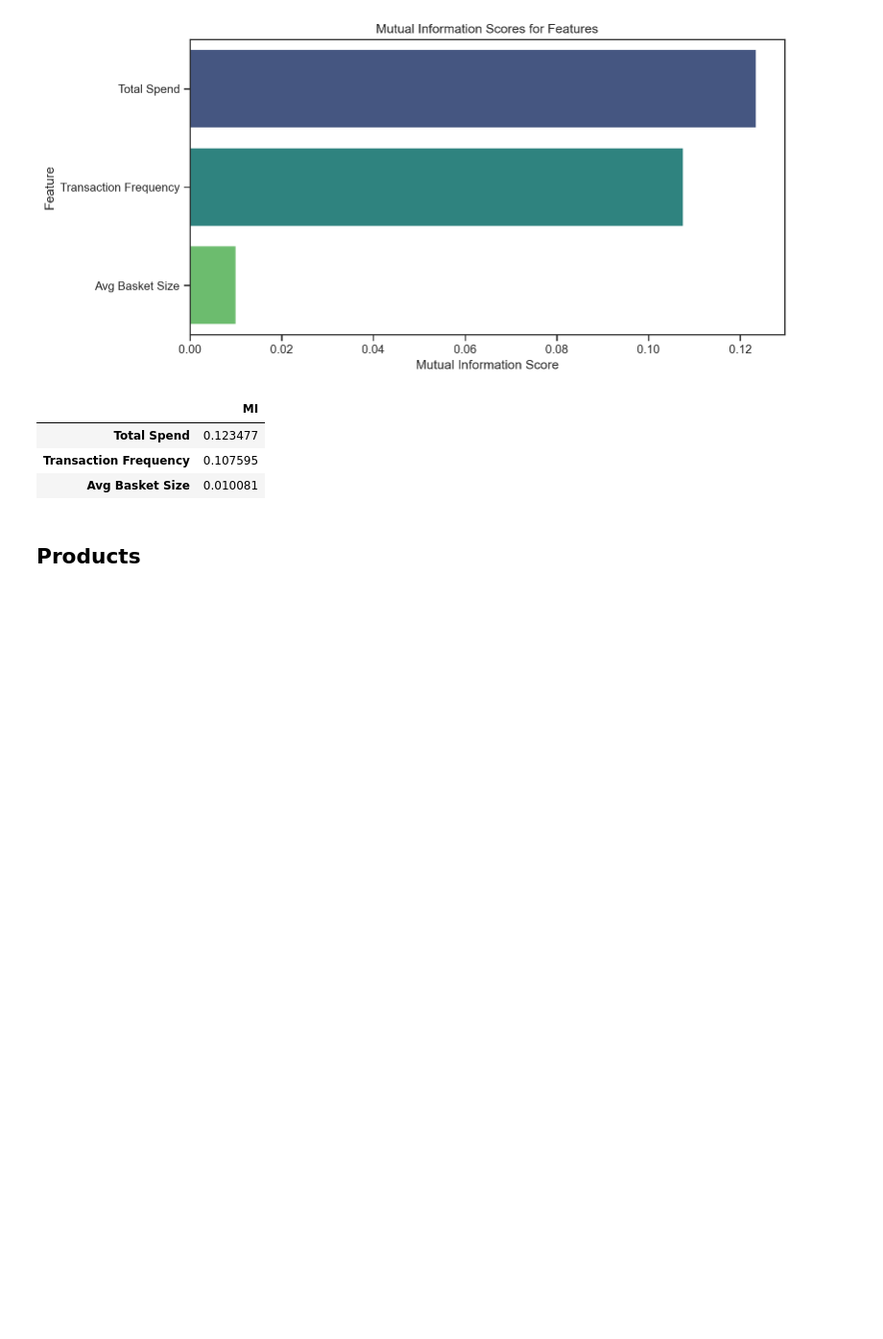
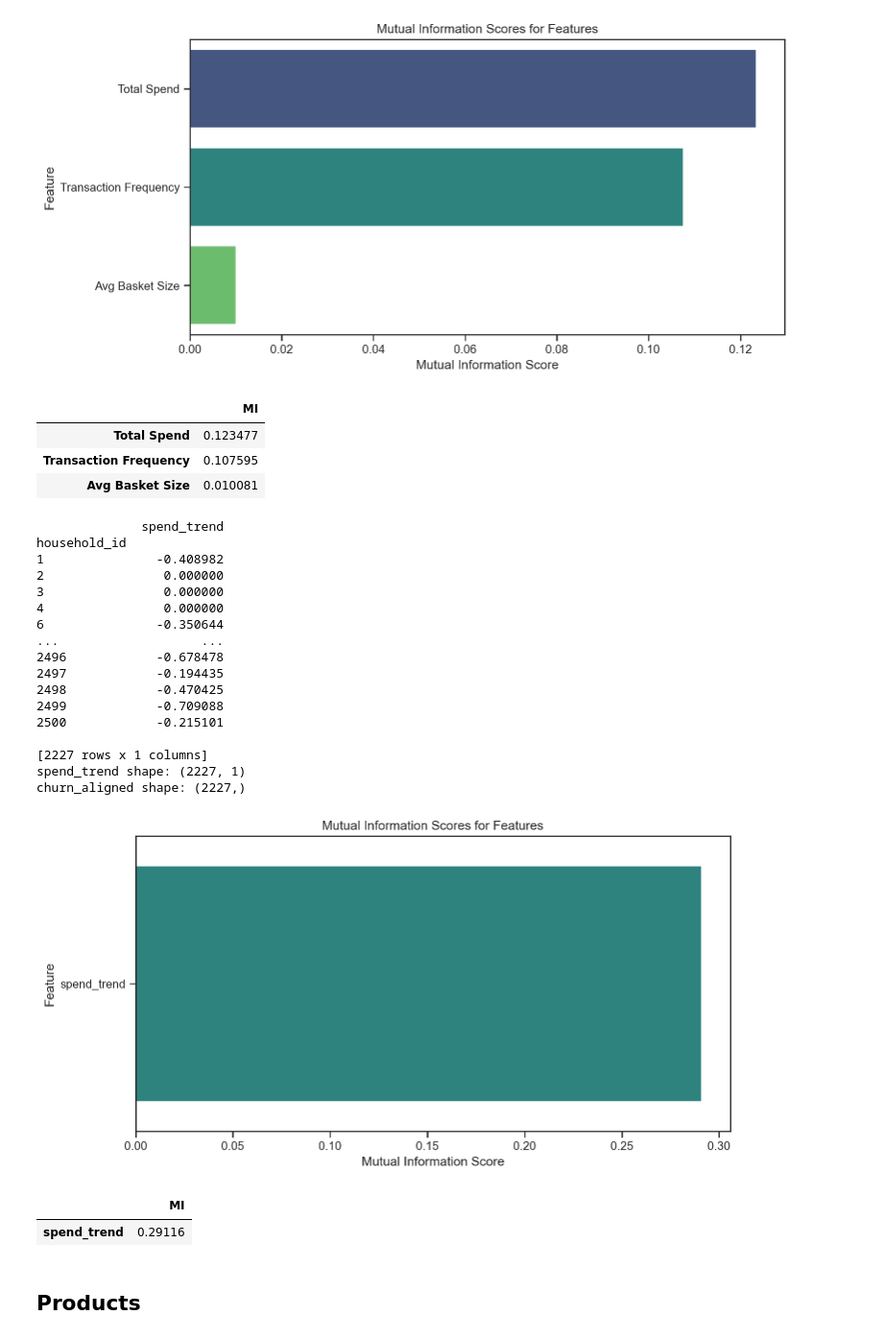
Before and after one commit to Kasperclowes/QBUS3820-Group-Assignment, a Jupyter notebook: RUN.ipynb, the cells around one changed output. Shown at 96% size. Drawn from its saved outputs; the diff is of its cells as text; code cells hidden in the pictures; blank space fills up the shorter version.

Commit message:
Made spend trend function

```diff
--- a/RUN.ipynb
+++ b/RUN.ipynb
@@ -289,6 +289,38 @@ eda.mutual_information_table(log_customer_features, target=churn_train, continuo
 | Total Spend | 0.123477 |
 | Transaction Frequency | 0.107595 |
 | Avg Basket Size | 0.010081 |
+# %%
+spend_trend = feature_eng.spend_trend(eda.transactions)
+print(spend_trend)
+
+# Align churn with spend_trend (filter to matching households)
+churn_aligned = churn[churn.index.isin(spend_trend.index)]
+print(f"spend_trend shape: {spend_trend.shape}")
+print(f"churn_aligned shape: {churn_aligned.shape}")
+
+# Plot spend trend vs churn using mutual information
+eda.mutual_information_table(spend_trend, target=churn_aligned, continuous=list(spend_trend.columns))
+# %% [output]
+              spend_trend
+household_id
+1               -0.408982
+2                0.000000
+3                0.000000
+4                0.000000
+6               -0.350644
+...                   ...
+2496            -0.678478
+2497            -0.194435
+2498            -0.470425
+2499            -0.709088
+2500            -0.215101
+
+[2227 rows x 1 columns]
+spend_trend shape: (2227, 1)
+churn_aligned shape: (2227,)
+[figure, added]
+|  | MI |
+| spend_trend | 0.29116 |
 # %% [markdown]
 ## Products
 # %%
```
Also changed, not shown: parts of 2 cells of this notebook, 3 other files.
